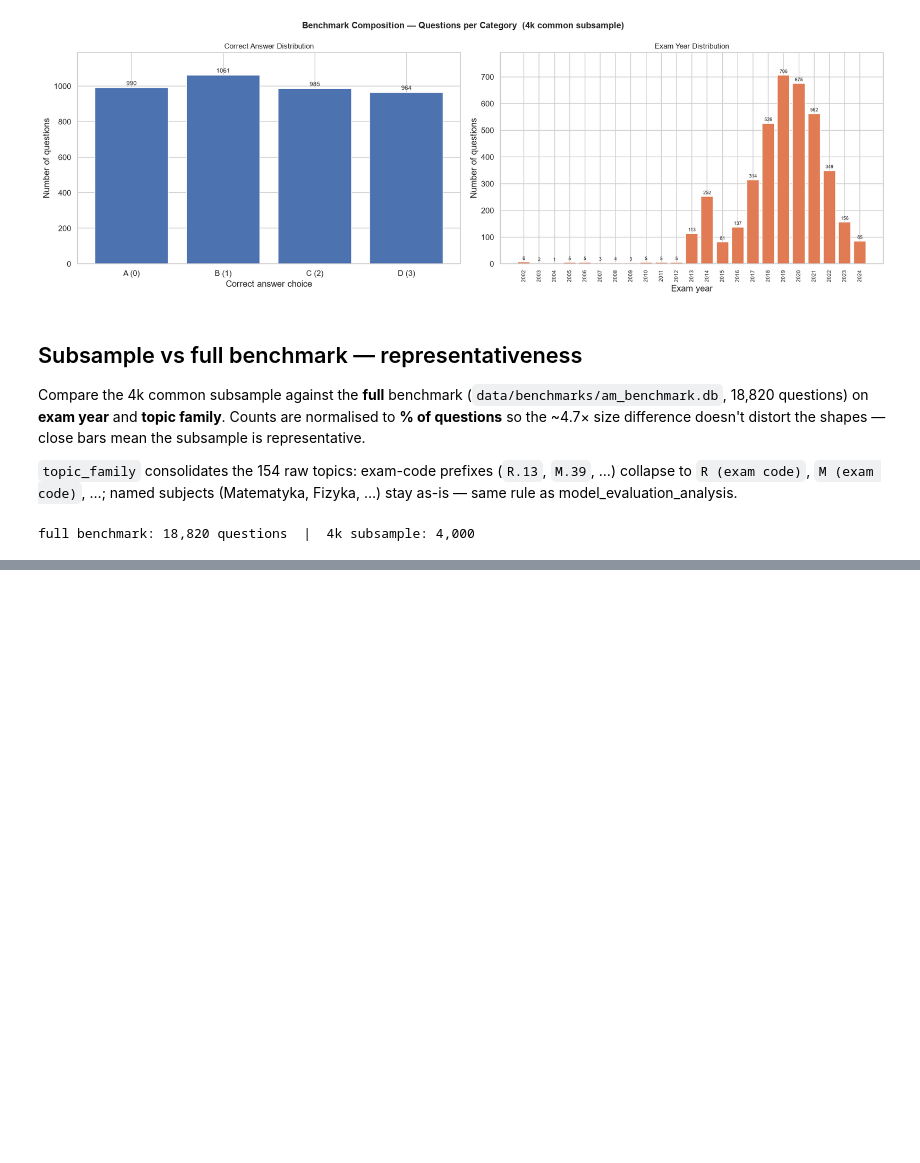
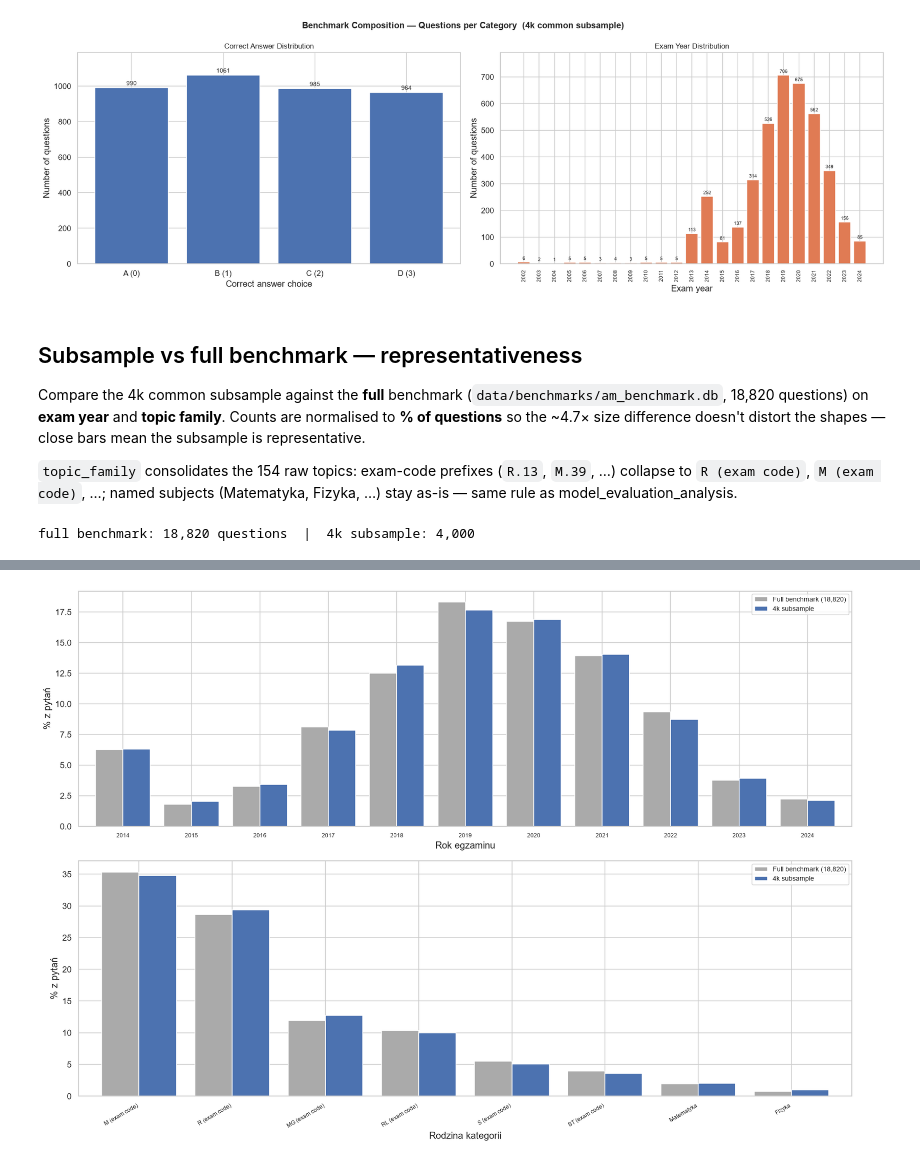
Before and after one commit to Wilsonuep/claims_processing, a Jupyter notebook: notebooks/benchmark_category_histograms.ipynb, the cells around one changed output, grey strips where cells are left out. Saved outputs shown, nothing was run; the diff lists cells and outputs as text; code cells hidden in the pictures; blank space fills up the shorter version.

```diff
--- a/notebooks/benchmark_category_histograms.ipynb
+++ b/notebooks/benchmark_category_histograms.ipynb
@@ -138,0 +140,34 @@ plt.tight_layout(); plt.show()
+# %%
+# Two comparisons (% of questions): subsample vs full benchmark
+CMP_PALETTE = {"Full benchmark (18,820)": "#aaaaaa", "4k subsample": "#4C72B0"}
+
+def pct_compare(col, order):
+    out = pd.DataFrame({
+        "Full benchmark (18,820)": full[col].value_counts(normalize=True) * 100,
+        "4k subsample":            claims[col].value_counts(normalize=True) * 100,
+    })
+    return out.reindex(order).fillna(0)
+
+fig, axes = plt.subplots(2, 1, figsize=(16, 11))
+
+# 1) Exam year
+years = [y for y in sorted(full["year"].dropna().unique()) if y > 2013]
+yc = pct_compare("year", years)
+yc.index = yc.index.astype(int).astype(str)
+yc.plot.bar(ax=axes[0], color=CMP_PALETTE, edgecolor="white", width=0.8)
+axes[0].set_xlabel("Rok egzaminu"); axes[0].set_ylabel("% z pytań")
+axes[0].tick_params(axis="x", labelrotation=0, labelsize=8); axes[0].legend(fontsize=9)
+
+# 2) Topic family (ordered by full-benchmark frequency)
+tf_order = full["topic_family"].value_counts().index
+tc = pct_compare("topic_family", tf_order)
+tc = tc[tc.max(axis=1) >= 1]   # drop families below 1% in BOTH series
+tc.plot.bar(ax=axes[1], color=CMP_PALETTE, edgecolor="white", width=0.8)
+axes[1].set_xlabel("Rodzina kategorii"); axes[1].set_ylabel("% z pytań")
+axes[1].tick_params(axis="x", labelrotation=30, labelsize=8); axes[1].legend(fontsize=9)
+for lbl in axes[1].get_xticklabels():
+    lbl.set_ha("right")
+
+plt.tight_layout(); plt.show()
+# %% [output]
+[figure, added]
```
Also changed, not shown: parts of 1 cell of this notebook.
